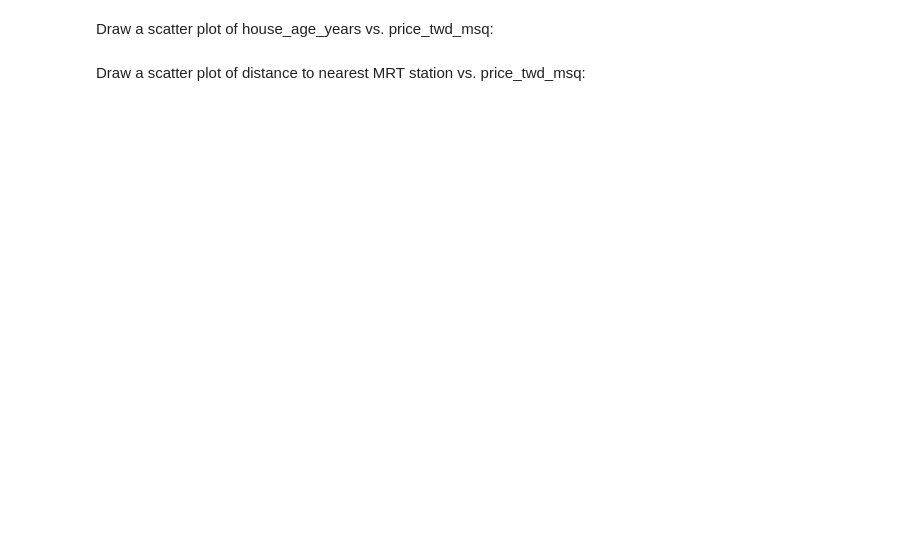
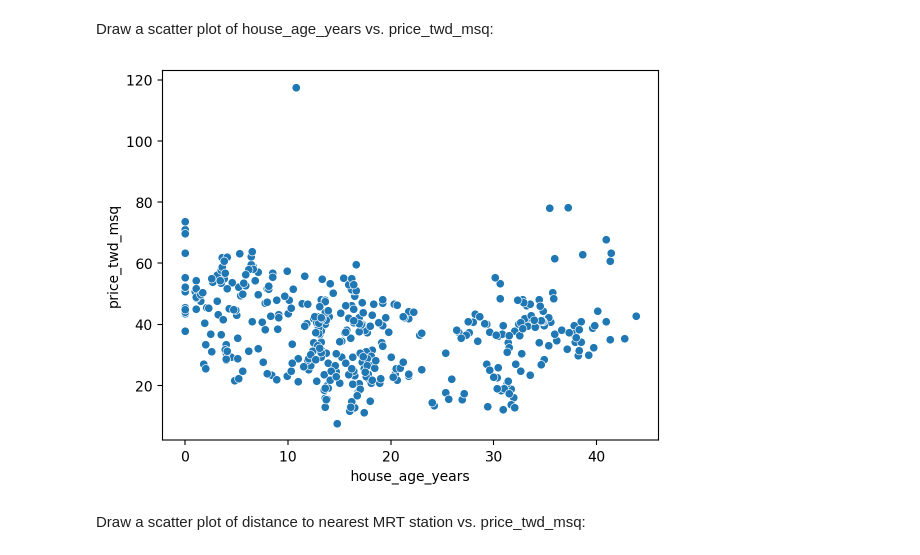
Before and after one commit to rdzik/discrete_team, a Jupyter notebook: Exercise10.ipynb, the cells around one changed output. Cells and saved outputs as stored; diff of their text form; code cells hidden in the pictures; blank space fills up the shorter version.

```diff
--- a/Exercise10.ipynb
+++ b/Exercise10.ipynb
@@ -138,6 +141,9 @@ Draw a scatter plot of n_convenience vs. price_twd_msq:
 Draw a scatter plot of house_age_years vs. price_twd_msq:
 # %%
 # Your code here
+sns.scatterplot(data = df_estate, x = "house_age_years", y = "price_twd_msq");
+# %% [output]
+[figure, added]
 # %% [markdown]
 Draw a scatter plot of distance to nearest MRT station vs. price_twd_msq:
 # %%
```
Also changed, not shown: parts of 12 cells of this notebook.
